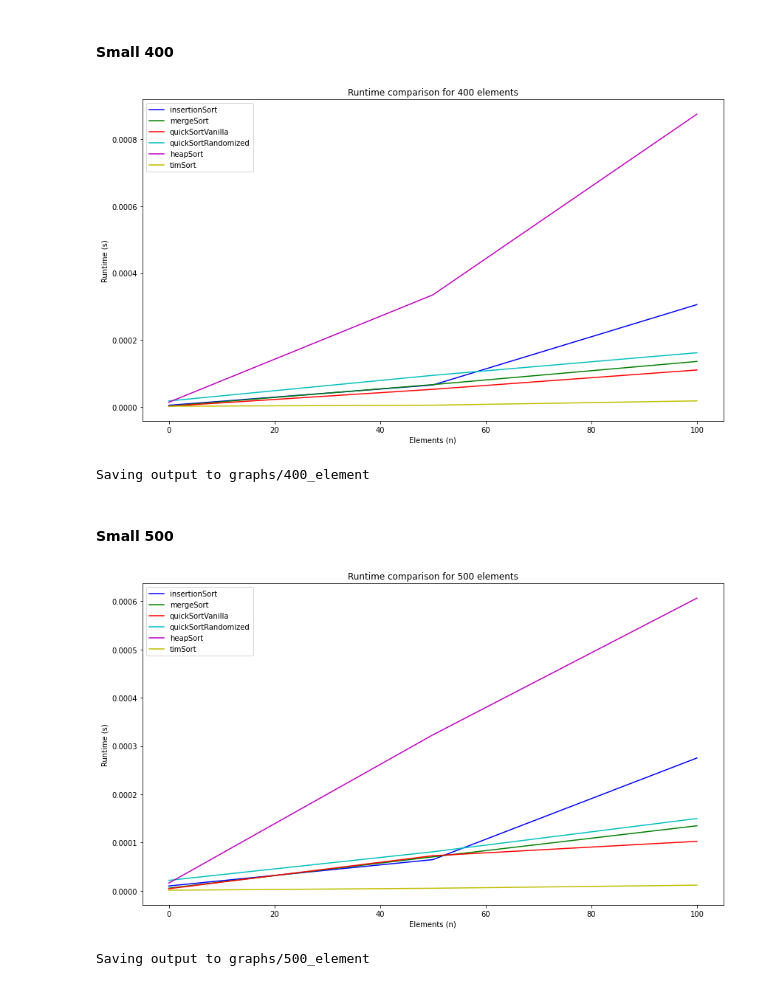
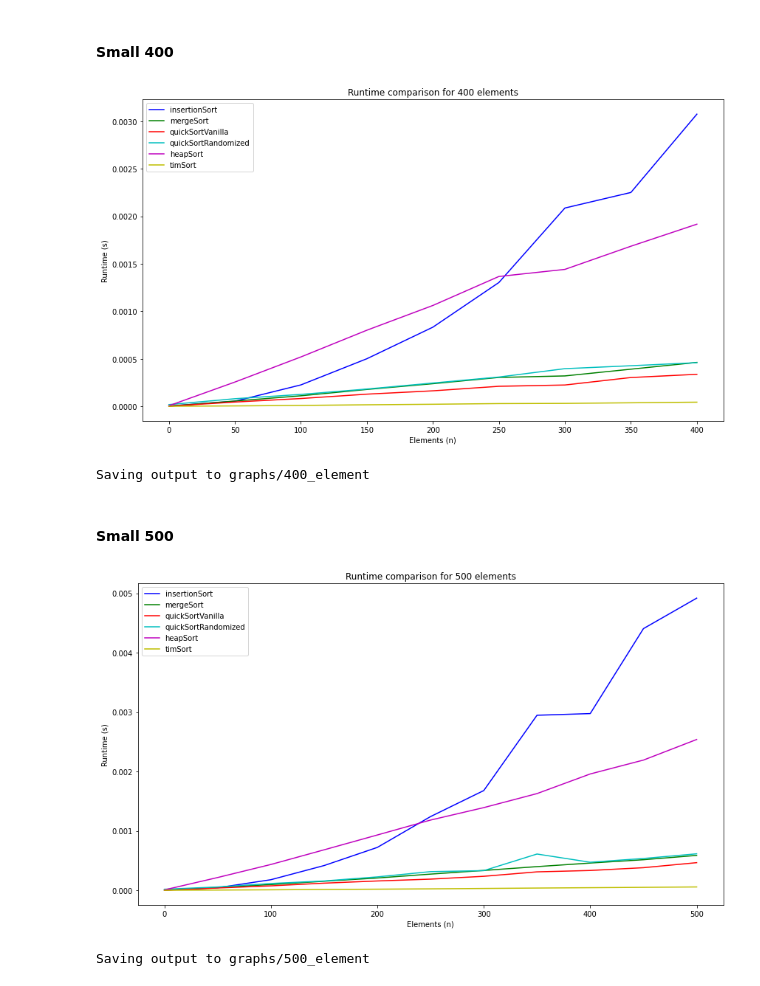
Before and after one commit to nickbar01234/sorting-algorithms, a Jupyter notebook: sorting.ipynb, the cells around one changed output. Drawn from its saved outputs; the diff is of its cells as text; code cells hidden in the pictures.

```diff
--- a/sorting.ipynb
+++ b/sorting.ipynb
@@ -96,7 +96,7 @@ Saving output to graphs/random_input
 # %%
 small_100 = []
 
-for element in range(0, 51, 50):
+for element in range(0, 101, 50):
     random = list(np.random.randint(-100000, 100000, element))
     small_100.append(random)
 
@@ -109,7 +109,7 @@ Saving output to graphs/100_element
 # %%
 small_200 = []
 
-for element in range(0, 101, 50):
+for element in range(0, 201, 50):
     random = list(np.random.randint(-100000, 100000, element))
     small_200.append(random)
 
@@ -122,7 +122,7 @@ Saving output to graphs/200_element
 # %%
 small_300 = []
 
-for element in range(0, 101, 50):
+for element in range(0, 301, 50):
     random = list(np.random.randint(-100000, 100000, element))
     small_300.append(random)
 
@@ -135,24 +135,24 @@ Saving output to graphs/300_element
 # %%
 small_400 = []
 
-for element in range(0, 101, 50):
+for element in range(0, 401, 50):
     random = list(np.random.randint(-100000, 100000, element))
     small_400.append(random)
 
 runtime = comparisons(small_400, "Runtime comparison for 400 elements", "400_element")
 # %% [output]
-[figure, old version]
+[figure, new version]
 Saving output to graphs/400_element
 # %% [markdown]
 #### Small 500
 # %%
 small_500 = []
 
-for element in range(0, 101, 50):
+for element in range(0, 501, 50):
     random = list(np.random.randint(-100000, 100000, element))
     small_500.append(random)
 
 runtime = comparisons(small_500, "Runtime comparison for 500 elements", "500_element")
 # %% [output]
-[figure, old version]
+[figure, new version]
 Saving output to graphs/500_element
```
Also changed, not shown: parts of 3 cells of this notebook, 1 other file.
